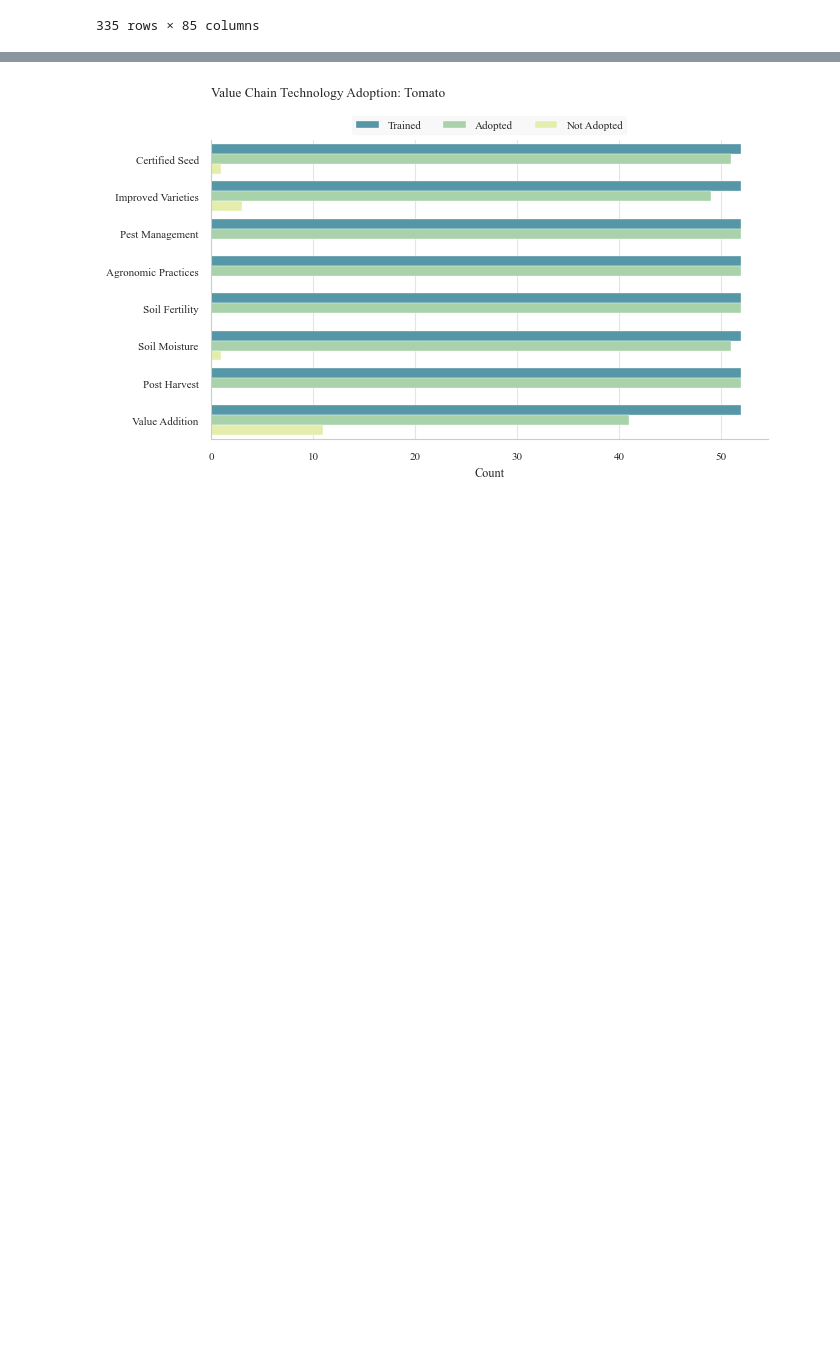
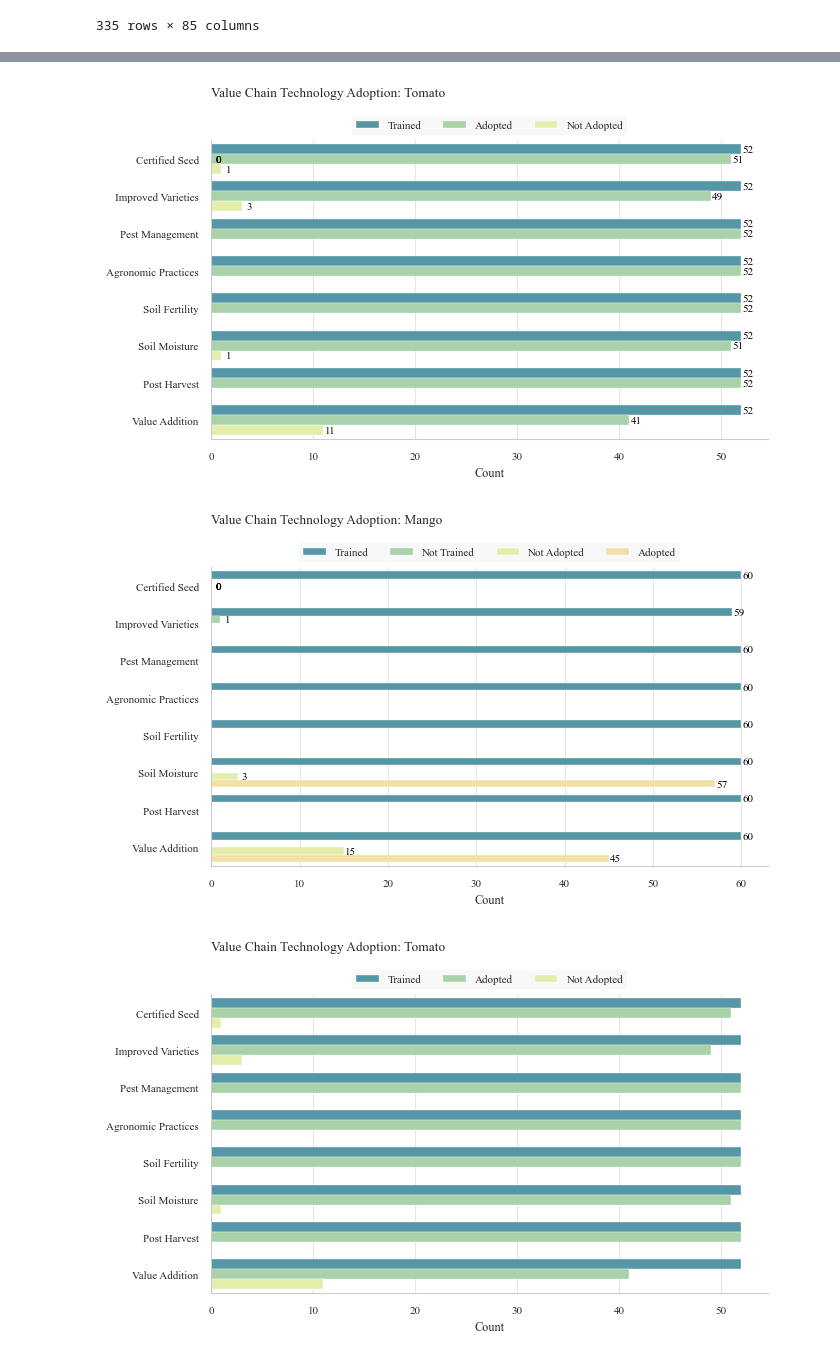
Before and after one commit to StephKisee/narigp-farmer-impact-study, a Jupyter notebook: notebook.ipynb, the cells around one changed output, grey strips where cells are left out. Drawn from its saved outputs; the diff is of its cells as text; code cells hidden in the pictures; blank space fills up the shorter version.

```diff
--- a/notebook.ipynb
+++ b/notebook.ipynb
@@ -2,14 +2,14 @@
 # Import libraries and modules
 from src import *
 # %%
-survey = pd.read_excel('../data/raw/NARIG_Survey.xlsx', usecols='A:EG')
-column_names = pd.read_json('../data/processed/json/column_names.json', typ='series')
+survey = pd.read_excel('./data/raw/NARIG_Survey.xlsx', usecols='A:EG')
+column_names = pd.read_json('./data/processed/json/column_names.json', typ='series')
 
-kenya = gpd.read_file('../data/processed/geojson/kenya.geojson')
-counties = gpd.read_file('../data/processed/geojson/kenya_counties.geojson')
-sub_counties = gpd.read_file('../data/processed/geojson/kenya_sub_counties.geojson')
-wards = gpd.read_file('../data/processed/geojson/kenya_wards.geojson')
-narig_wards = gpd.read_file('../data/processed/geojson/narig_wards.geojson')
+kenya = gpd.read_file('./data/processed/geojson/kenya.geojson')
+counties = gpd.read_file('./data/processed/geojson/kenya_counties.geojson')
+sub_counties = gpd.read_file('./data/processed/geojson/kenya_sub_counties.geojson')
+wards = gpd.read_file('./data/processed/geojson/kenya_wards.geojson')
+narig_wards = gpd.read_file('./data/processed/geojson/narig_wards.geojson')
 kenya.crs = counties.crs = sub_counties.crs = wards.crs = narig_wards.crs = 'EPSG:4326'
 makueni_county = counties[counties['county'] == 'Makueni']
 makueni_sub_counties = sub_counties[sub_counties['county'] == 'Makueni']
@@ -116 +164,30 @@ narig_dfs['survey_df']
+# %%
+fig, ax = plt.subplots(figsize=(6.7, 4))
+
+sns.countplot(data=tm, y='Technology', hue='Status', palette=palette[:tm.Status.nunique()], ax=ax)
+ax.set_title('Value Chain Technology Adoption: Tomato', y=1.12, loc='left')
+ax.set_xlabel('Count')
+ax.set_ylabel('')
+for p in ax.patches:
+    ax.annotate(f"{p.get_width():.0f}", (p.get_width(), p.get_y() + p.get_height() / 2.), ha='center', va='center', fontsize=8, color='black', xytext=(5, 0), textcoords='offset points')
+ax.legend(loc='upper center', ncol=4, bbox_to_anchor=(0.5, 1.1),
+          facecolor='gray', framealpha=0.05)
+sns.despine()
+plt.show()
+
+fig, ax = plt.subplots(figsize=(6.7, 4))
+
+sns.countplot(data=mn, y='Technology', hue='Status', palette=palette[:mn.Status.nunique()], ax=ax)
+ax.set_title('Value Chain Technology Adoption: Mango', y=1.12, loc='left')
+ax.set_xlabel('Count')
+ax.set_ylabel('')
+for p in ax.patches:
+    ax.annotate(f"{p.get_width():.0f}", (p.get_width(), p.get_y() + p.get_height() / 2.), ha='center', va='center', fontsize=8, color='black', xytext=(5, 0), textcoords='offset points')
+ax.legend(loc='upper center', ncol=4, bbox_to_anchor=(0.5, 1.1),
+          facecolor='gray', framealpha=0.05)
+sns.despine()
+plt.show()
+# %% [output]
+[figure, added]
+[figure, added]
 # %%
```
Also changed, not shown: parts of 2 cells of this notebook, 1 other file.
